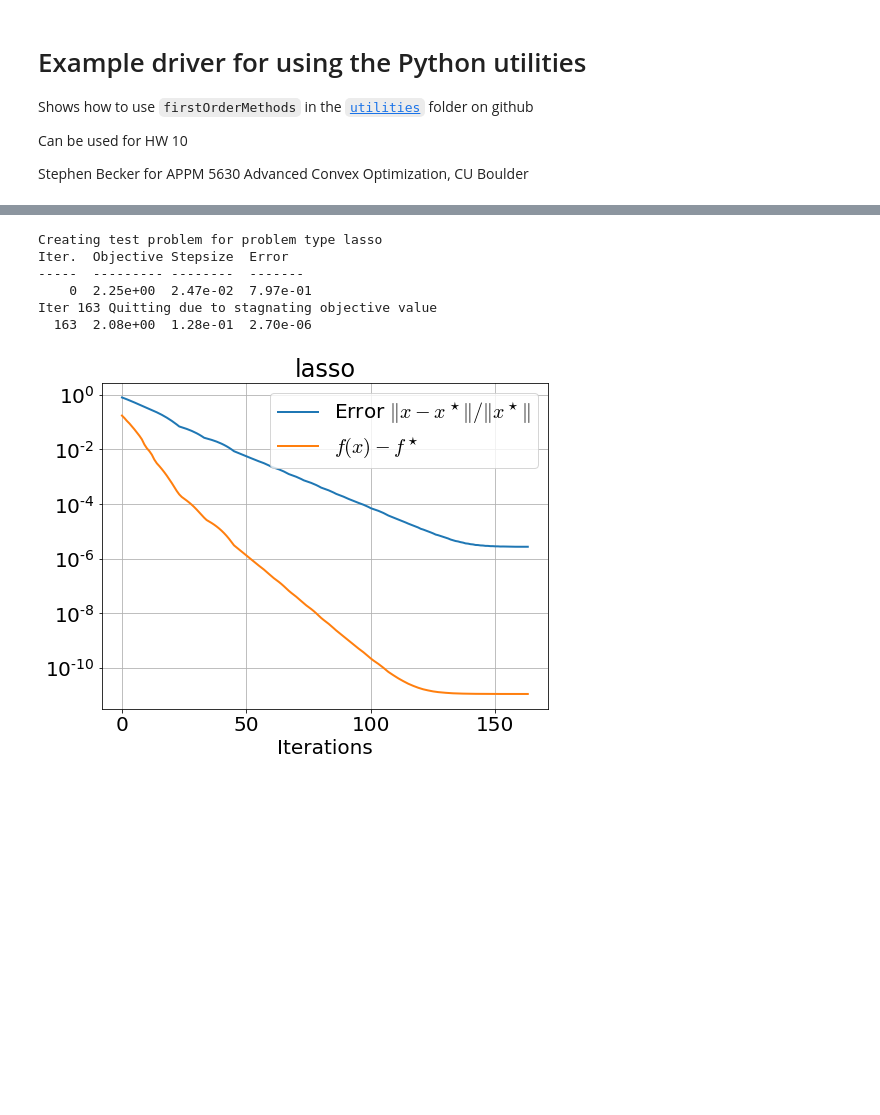
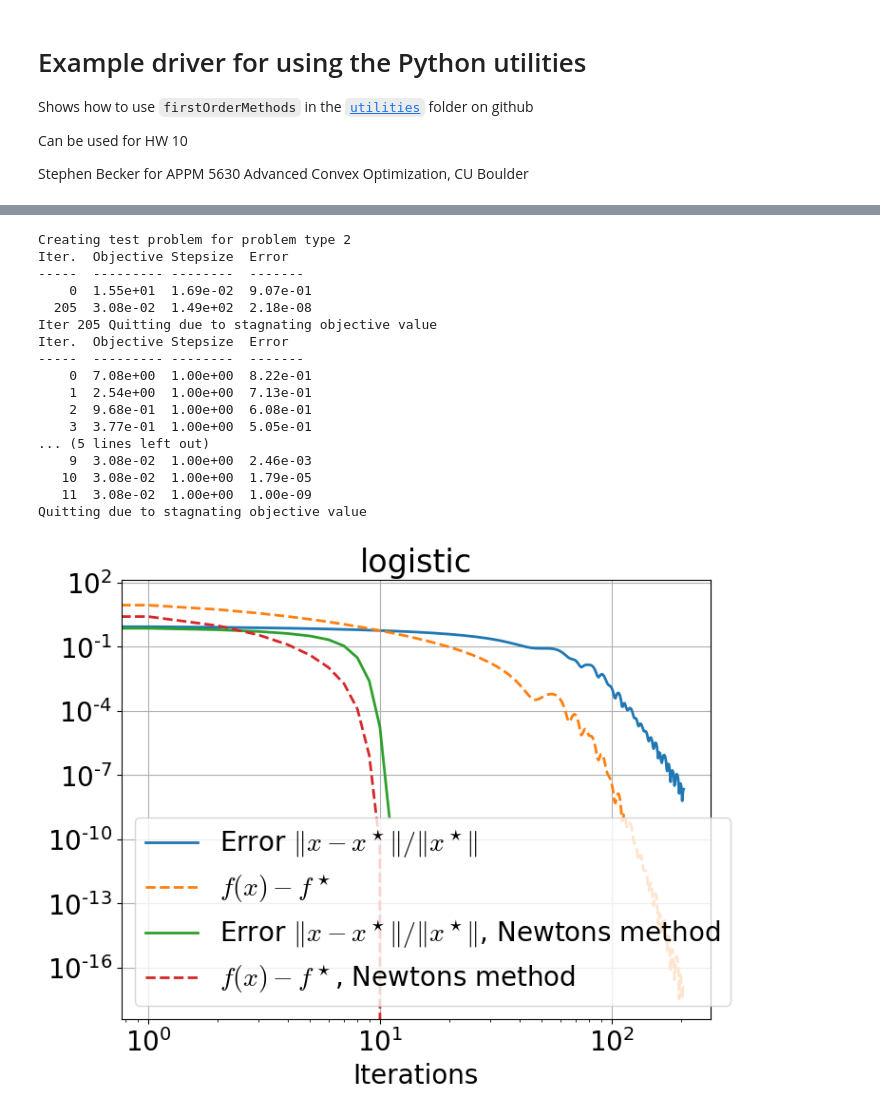
Before and after one commit to stephenbeckr/convex-optimization-class, a Jupyter notebook: utilities/APPM5630_utilities.ipynb, the cells around one changed output, grey strips where cells are left out. Cells and saved outputs as stored; diff of their text form; code cells hidden in the pictures; blank space fills up the shorter version.

Commit message:
Update logistic example, use Newtons method too

```diff
--- a/utilities/APPM5630_utilities.ipynb
+++ b/utilities/APPM5630_utilities.ipynb
@@ -30,7 +32,8 @@ from firstOrderMethods import gradientDescent, lassoSolver, createTestProblem, r
 # Try some test problems
 problemNumber = 2
 rng = np.random.default_rng(1)
-if problemNumber == 1:
+data_Newton = None
+if problemNumber == 0:
   prob = createTestProblem( 'quadratic', rng=rng )
   xTrue = prob['xTrue']
   errFcn= lambda x : norm(x-xTrue)/norm(xTrue)
@@ -39,44 +42,67 @@ if problemNumber == 1:
   xNew, data = gradientDescent(prob['f'],prob['grad'],x0,stepsize=1/L,printEvery=None,
                   errorFunction = errFcn, tol=1e-15, saveHistory=True,
                   linesearch = True,acceleration=True,restart=100,maxIters=2000)
-elif problemNumber == 2:
+elif problemNumber == 1:
   prob = createTestProblem( 'lasso', rng=rng )
   xTrue = prob['xTrue']
   errFcn= lambda x : norm(x-xTrue)/norm(xTrue)
   x0  = np.zeros(prob['n'])
   L   = prob['L']
   xNew, data = gradientDescent(prob['f'],prob['grad'],x0,prox=prob['prox'],
                   prox_obj=prob['prox_obj'], stepsize=1/L,printEvery=None,
                   errorFunction = errFcn, tol=1e-20, saveHistory=True,
                   linesearch=True,acceleration=False,restart=50,c=1e-6)
-elif problemNumber == 3:
-  prob = createTestProblem( 'logistic', rng=rng )
+elif problemNumber == 2 or problemNumber == 3:
+  prob = createTestProblem( problemNumber, rng=rng ) # logistic
+  # case 2 is logistic with a unique solution, using CVXPY to find it
+  # case 3 is logistic with an interpolating solution, might have other solutions, doesn't need CVXPY
   xTrue = prob['xTrue']
   errFcn= lambda x : norm(x-xTrue)/norm(xTrue)
   x0  = np.zeros(prob['n'])
   L   = prob['L']
   xNew, data = gradientDescent(prob['f'],prob['grad'],x0,
                   stepsize=1/L,printEvery=None,maxIters=None,
                   errorFunction = errFcn, tol=1e-20, saveHistory=True,
                   linesearch=True,acceleration=True,restart=None)
 
+  xNew_Newton, data_Newton = NewtonsMethod( prob['f'],prob['grad'],prob['Hess'],
+                                           x0,errorFunction=errFcn, tol=1e-10,
+                                           saveHistory=True,maxIters=100)
+
 ## Plot the results
-plt.semilogy( data['errHistory'], '-', label='Error $\|x-x^\star\|/\|x^\star\|$')
-plt.semilogy(  data['fcnHistory']-prob['fTrue'] , '-', label='$f(x)-f^\star$')
+if prob['unique_soln']:
+  plt.semilogy( data['errHistory'], '-', label='Error $\|x-x^\star\|/\|x^\star\|$')
+plt.semilogy(  data['fcnHistory']-prob['fTrue'] , '--', label='$f(x)-f^\star$')
+if data_Newton is not None:
+  if prob['unique_soln']:
+    plt.semilogy( data_Newton['errHistory'], '-', label='Error $\|x-x^\star\|/\|x^\star\|$, Newtons method')
+  plt.semilogy(  data_Newton['fcnHistory']-prob['fTrue'] , '--', label='$f(x)-f^\star$, Newtons method')
+  plt.xscale("log")
 # plt.plot( data['fcnHistory']-prob['fTrue'], '-', label='$f(x)-f^\star$')
 plt.grid(True)
 plt.xlabel('Iterations')
 plt.legend()
 plt.title(prob['name'])
 plt.show()
 # %% [output]
-Creating test problem for problem type lasso
+Creating test problem for problem type 2
 Iter.  Objective Stepsize  Error
 -----  --------- --------  -------
-    0  2.25e+00  2.47e-02  7.97e-01
-Iter 163 Quitting due to stagnating objective value
-  163  2.08e+00  1.28e-01  2.70e-06
+    0  1.55e+01  1.69e-02  9.07e-01
+  205  3.08e-02  1.49e+02  2.18e-08
+Iter 205 Quitting due to stagnating objective value
+Iter.  Objective Stepsize  Error
+-----  --------- --------  -------
+    0  7.08e+00  1.00e+00  8.22e-01
+    1  2.54e+00  1.00e+00  7.13e-01
+    2  9.68e-01  1.00e+00  6.08e-01
+    3  3.77e-01  1.00e+00  5.05e-01
+... (5 lines left out)
+    9  3.08e-02  1.00e+00  2.46e-03
+   10  3.08e-02  1.00e+00  1.79e-05
+   11  3.08e-02  1.00e+00  1.00e-09
+Quitting due to stagnating objective value
-[figure, old version]
+[figure, new version]
 # %%
 # Test out the lasso solver
 rng = np.random.default_rng(1)
```
Also changed, not shown: parts of 4 cells of this notebook.
